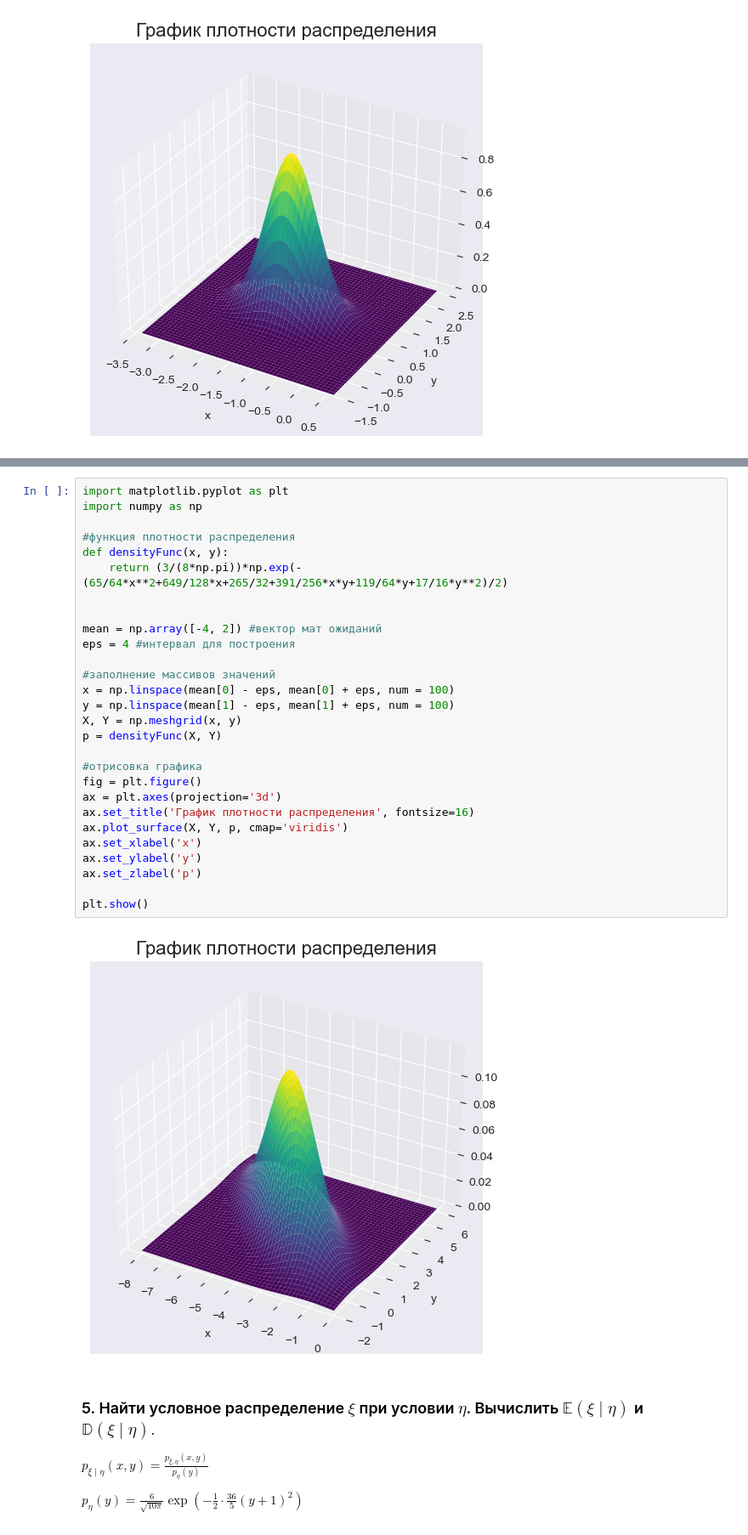
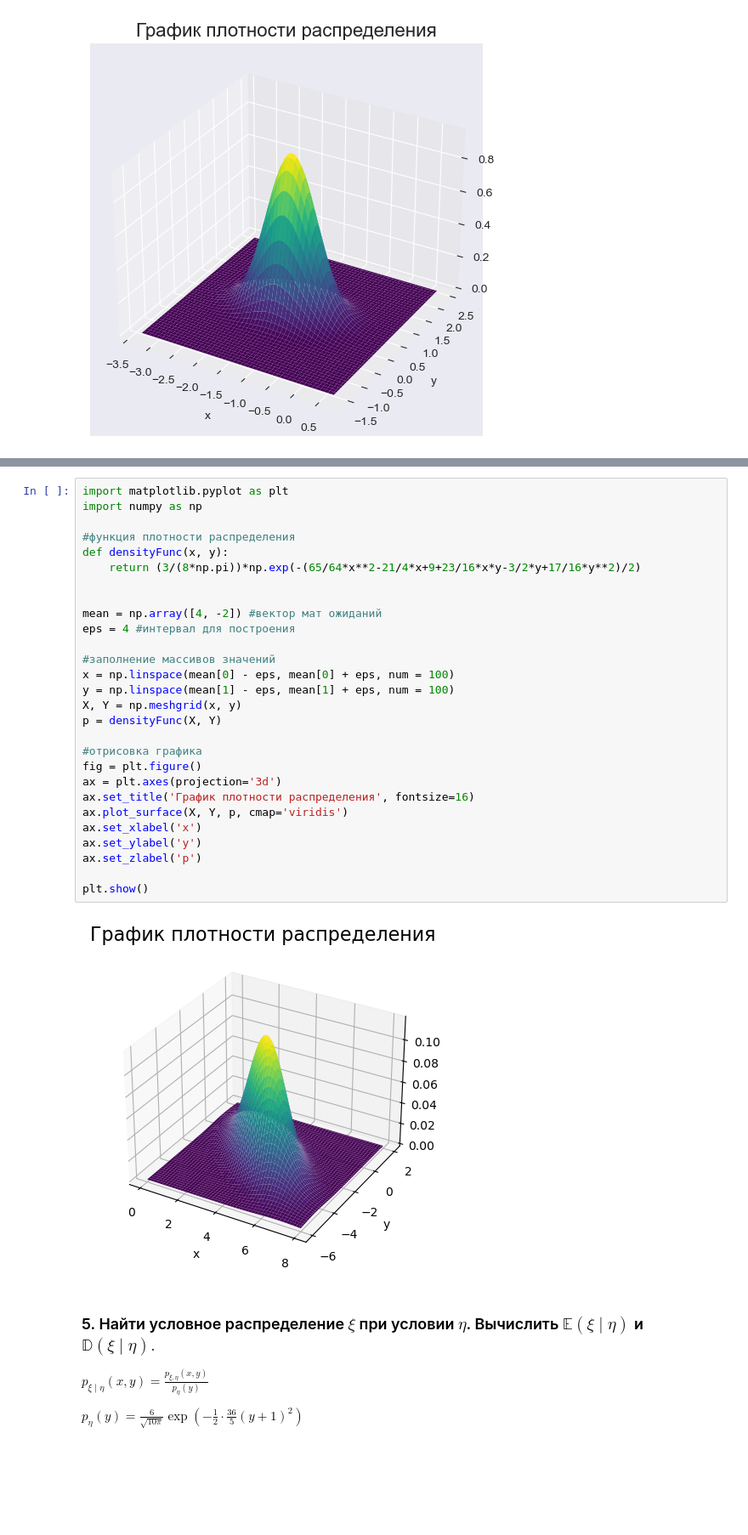
Before and after one commit to the-mvi/stat_an_gr1375-2023, a Jupyter notebook: 1375_Gavrilov_MS/task1.ipynb, the cells around one changed output, grey strips where cells are left out. Shown at 85% size. Drawn from its saved outputs; the diff is of its cells as text; blank space fills up the shorter version.

```diff
--- a/1375_Gavrilov_MS/task1.ipynb
+++ b/1375_Gavrilov_MS/task1.ipynb
@@ -209,33 +209,33 @@ $ \left( {\begin{array}{c} \xi_4 \\ \eta_4 \end{array} } \right) = \left( {\begi
 # %%
 import matplotlib.pyplot as plt
 import numpy as np
 
 #функция плотности распределения
 def densityFunc(x, y):
-    return (3/(8*np.pi))*np.exp(-(65/64*x**2+649/128*x+265/32+391/256*x*y+119/64*y+17/16*y**2)/2)
+    return (3/(8*np.pi))*np.exp(-(65/64*x**2-21/4*x+9+23/16*x*y-3/2*y+17/16*y**2)/2)
 
 
-mean = np.array([-4, 2]) #вектор мат ожиданий
+mean = np.array([4, -2]) #вектор мат ожиданий
 eps = 4 #интервал для построения
 
 #заполнение массивов значений
 x = np.linspace(mean[0] - eps, mean[0] + eps, num = 100)
 y = np.linspace(mean[1] - eps, mean[1] + eps, num = 100)
 X, Y = np.meshgrid(x, y)
 p = densityFunc(X, Y)
 
 #отрисовка графика
 fig = plt.figure()
 ax = plt.axes(projection='3d')
 ax.set_title('График плотности распределения', fontsize=16)
 ax.plot_surface(X, Y, p, cmap='viridis')
 ax.set_xlabel('x')
 ax.set_ylabel('y')
 ax.set_zlabel('p')
 
 plt.show()
 # %% [output]
-[figure, old version]
+[figure, new version]
 # %% [markdown]
 ### 5. Найти условное распределение $\xi$ при условии $\eta$. Вычислить  $\mathbb{E}\left(\xi\mid\eta \right)$ и $\mathbb{D}\left(\xi\mid\eta \right).$
 
```
Also changed, not shown: parts of 2 cells of this notebook.
